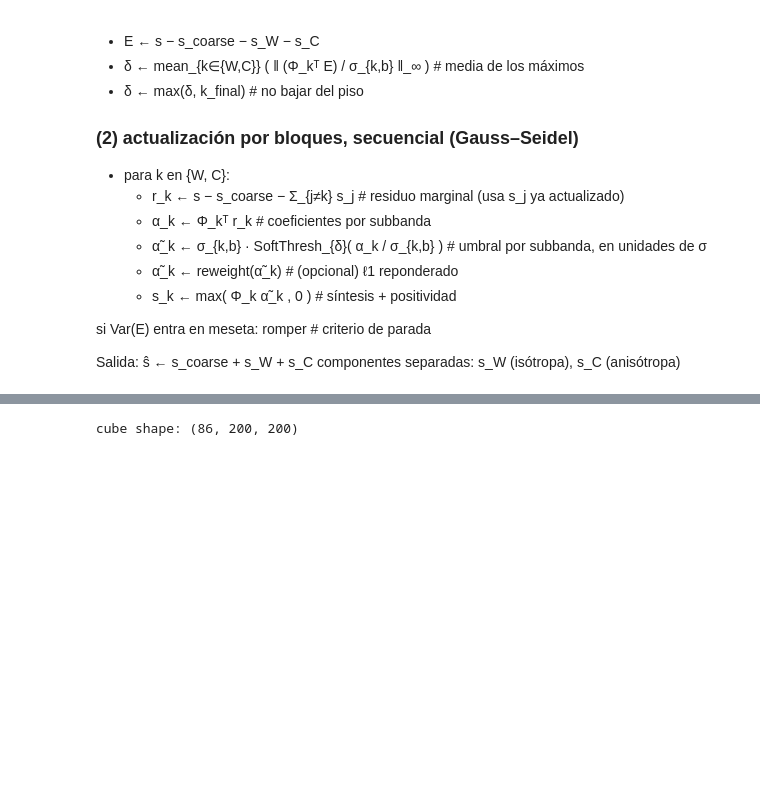
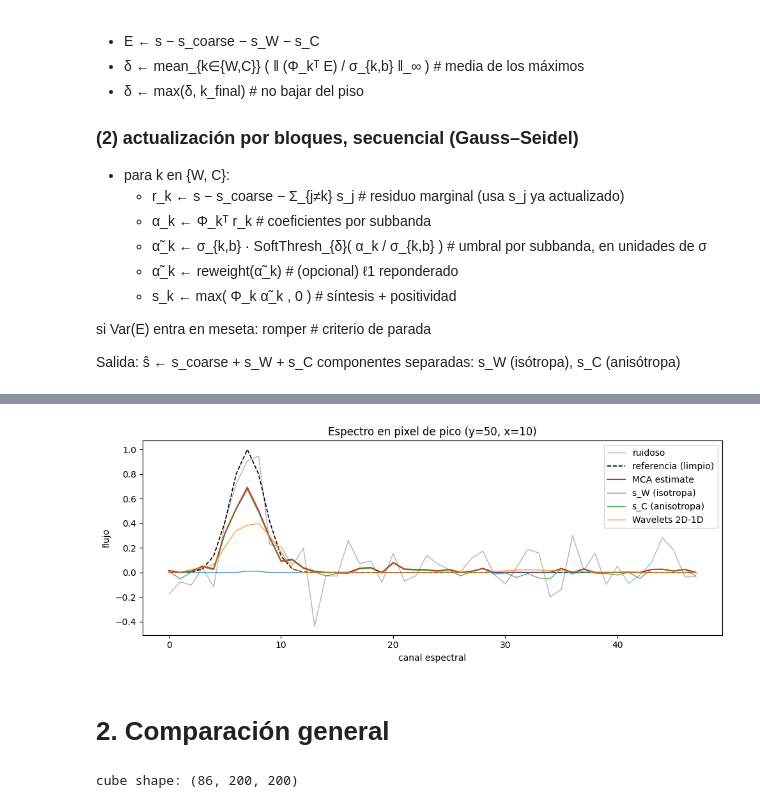
Before and after one commit to sebastiancastro12/WALDO, a Jupyter notebook: notebooks/EXP-mca_denoising.ipynb, the cells around one changed output, grey strips where cells are left out. Saved outputs shown, nothing was run; the diff lists cells and outputs as text; code cells hidden in the pictures; blank space fills up the shorter version.

```diff
--- a/notebooks/EXP-mca_denoising.ipynb
+++ b/notebooks/EXP-mca_denoising.ipynb
@@ -63,3 +212,25 @@ from curvelets_denoising import reweighted_l1_denoise_cube
+# %%
+# --- Espectro en el pixel de pico: preserva el perfil de linea? ---
+py, px = np.unravel_index(np.argmax(clean.sum(axis=0)), (ny, nx))
+chan = np.arange(n_chan)
+
+fig, ax = plt.subplots(figsize=(10, 4))
+ax.plot(chan, noisy[:, py, px], color="0.7", lw=1.0, label="ruidoso")
+ax.plot(chan, clean[:, py, px], "k--", lw=1.2, label="referencia (limpio)")
+ax.plot(chan, den[:, py, px], "C3", lw=1.5, label="MCA estimate")
+ax.plot(chan, s_W[:, py, px], "C0", lw=1.0, alpha=0.8, label="s_W (isotropa)")
+ax.plot(chan, s_C[:, py, px], "C2", lw=1.0, alpha=0.8, label="s_C (anisotropa)")
+ax.plot(chan, result_wavelets[:, py, px], "C1", lw=1.0, alpha=0.8, label="Wavelets 2D-1D")
+ax.set_xlabel("canal espectral")
+ax.set_ylabel("flujo")
+ax.set_title(f"Espectro en pixel de pico (y={py}, x={px})")
+ax.legend()
+plt.tight_layout()
+plt.show()
+# %% [output]
+[figure, added]
+# %% [markdown]
+# 2. Comparación general
 # %%
 # --- Carga del cubo (mismas rutas que EXP-curvelets_denoising) ---
 DATA_DIR = '/Users/kuky/Documents/practica/WALDO/data'
```
Also changed, not shown: parts of 9 cells of this notebook, 2 other files.
